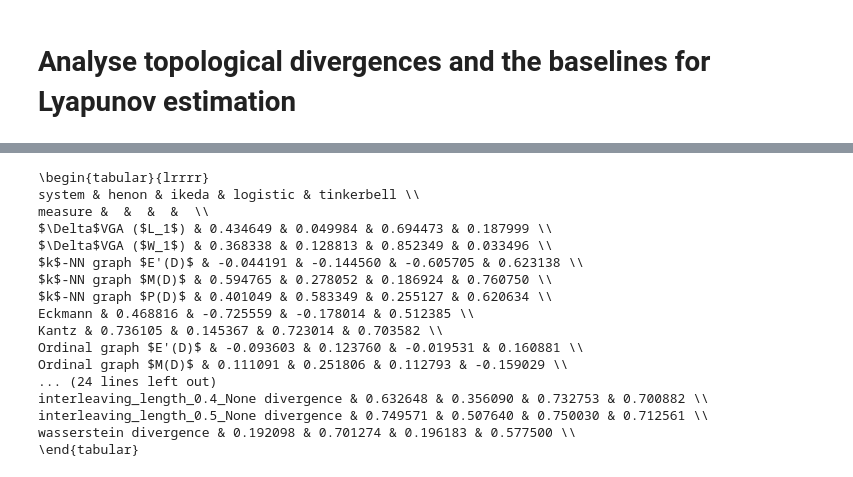
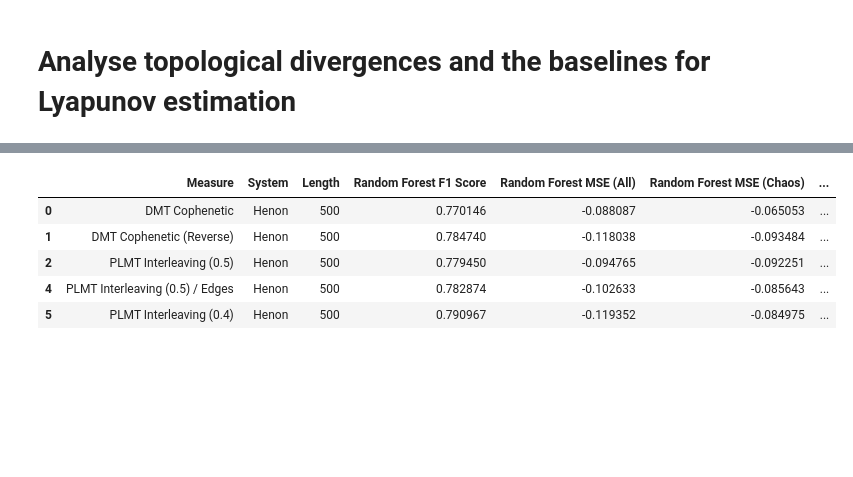
Before and after one commit to colinstephen/topological_divergences, a Jupyter notebook: analyse_results.ipynb, the cells around one changed output, grey strips where cells are left out. Cells and saved outputs as stored; diff of their text form; code cells hidden in the pictures; blank space fills up the shorter version.

```diff
--- a/analyse_results.ipynb
+++ b/analyse_results.ipynb
@@ -120,20 +97,0 @@ latex_styled = styled.to_latex()
-# %%
-print(latex_styled)
-# %% [output]
-\begin{tabular}{lrrrr}
-system & henon & ikeda & logistic & tinkerbell \\
-measure &  &  &  &  \\
-$\Delta$VGA ($L_1$) & 0.434649 & 0.049984 & 0.694473 & 0.187999 \\
-$\Delta$VGA ($W_1$) & 0.368338 & 0.128813 & 0.852349 & 0.033496 \\
-$k$-NN graph $E'(D)$ & -0.044191 & -0.144560 & -0.605705 & 0.623138 \\
-$k$-NN graph $M(D)$ & 0.594765 & 0.278052 & 0.186924 & 0.760750 \\
-$k$-NN graph $P(D)$ & 0.401049 & 0.583349 & 0.255127 & 0.620634 \\
-Eckmann & 0.468816 & -0.725559 & -0.178014 & 0.512385 \\
-Kantz & 0.736105 & 0.145367 & 0.723014 & 0.703582 \\
-Ordinal graph $E'(D)$ & -0.093603 & 0.123760 & -0.019531 & 0.160881 \\
-Ordinal graph $M(D)$ & 0.111091 & 0.251806 & 0.112793 & -0.159029 \\
-... (24 lines left out)
-interleaving_length_0.4_None divergence & 0.632648 & 0.356090 & 0.732753 & 0.700882 \\
-interleaving_length_0.5_None divergence & 0.749571 & 0.507640 & 0.750030 & 0.712561 \\
-wasserstein divergence & 0.192098 & 0.701274 & 0.196183 & 0.577500 \\
-\end{tabular}
@@ -139,0 +202,9 @@ wasserstein divergence & 0.192098 & 0.701274 & 0.196183 & 0.577500 \\
+# %%
+merged_data.head()
+# %% [output]
+|  | Measure | System | Length | Random Forest F1 Score | Random Forest MSE (All) | Random Forest MSE (Chaos) | ... |
+| 0 | DMT Cophenetic | Henon | 500 | 0.770146 | -0.088087 | -0.065053 | ... |
+| 1 | DMT Cophenetic (Reverse) | Henon | 500 | 0.784740 | -0.118038 | -0.093484 | ... |
+| 2 | PLMT Interleaving (0.5) | Henon | 500 | 0.779450 | -0.094765 | -0.092251 | ... |
+| 4 | PLMT Interleaving (0.5) / Edges | Henon | 500 | 0.782874 | -0.102633 | -0.085643 | ... |
+| 5 | PLMT Interleaving (0.4) | Henon | 500 | 0.790967 | -0.119352 | -0.084975 | ... |
```
Also changed, not shown: parts of 16 cells of this notebook.
